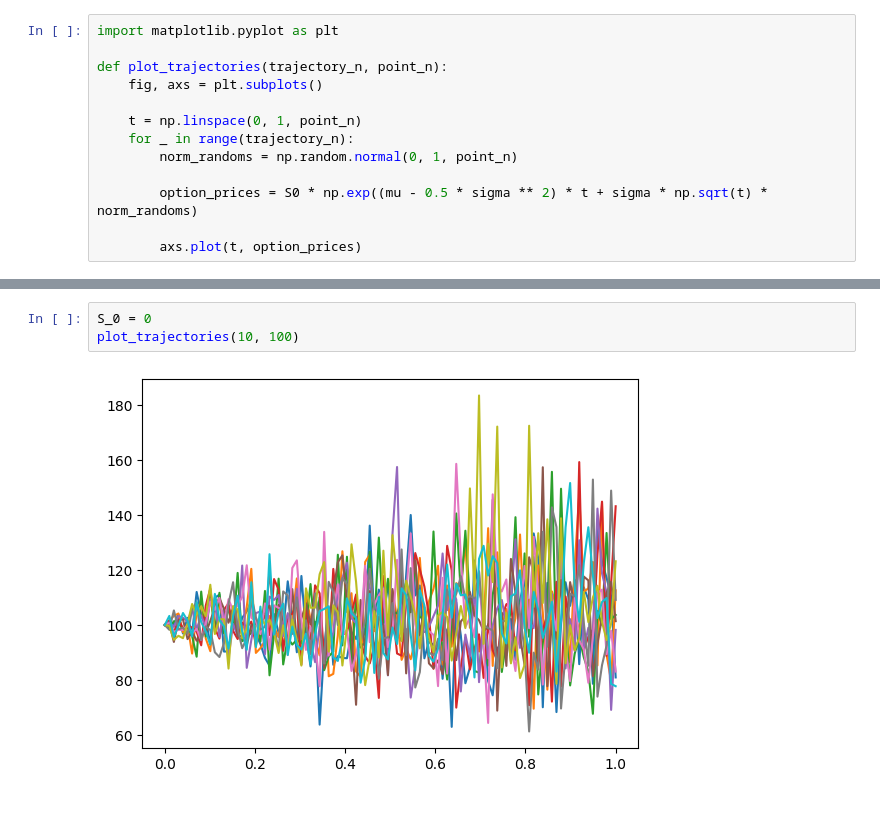
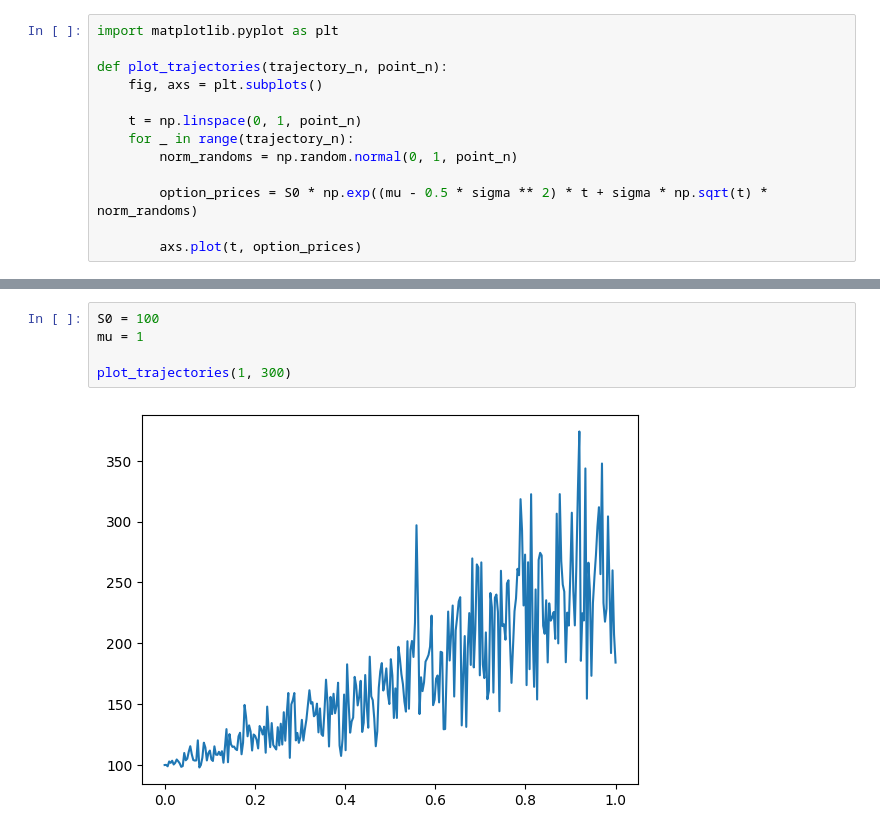
Before and after one commit to iameteron/hpc, a Jupyter notebook: lab2/monte_carlo_estimation.ipynb, the cells around one changed output, grey strips where cells are left out. Cells and saved outputs as stored; diff of their text form.

```diff
--- a/lab2/monte_carlo_estimation.ipynb
+++ b/lab2/monte_carlo_estimation.ipynb
@@ -159,5 +155,7 @@ plot_trajectories(5, 100)
-# %%
-S_0 = 0
-plot_trajectories(10, 100)
-# %% [output]
-[figure, removed]
+# %%
+S0 = 100
+mu = 1
+
+plot_trajectories(1, 300)
+# %% [output]
+[figure, added]
```
Also changed, not shown: parts of 2 cells of this notebook, 2 other files.
